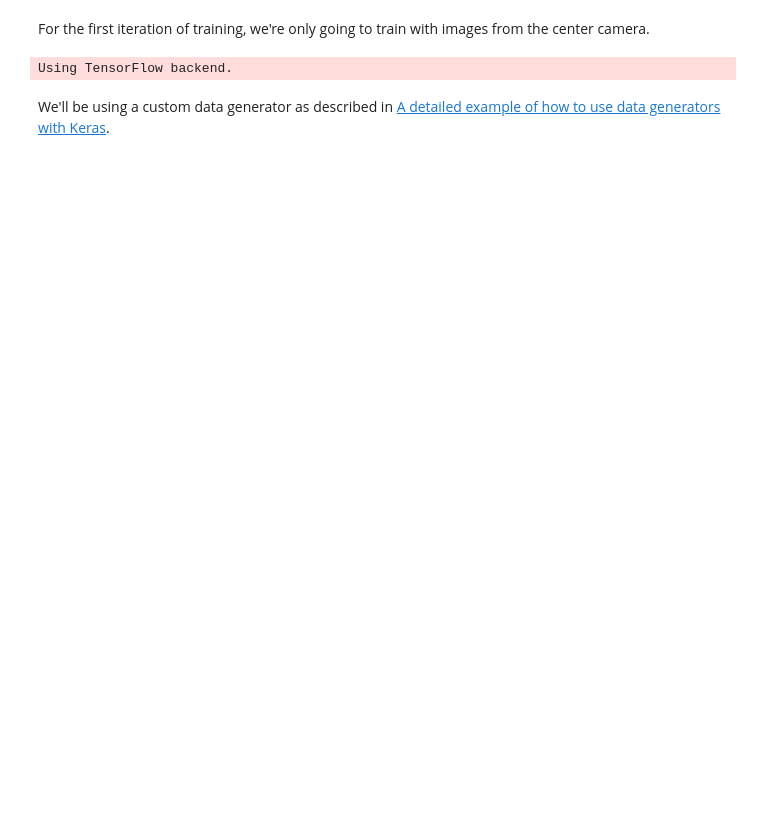
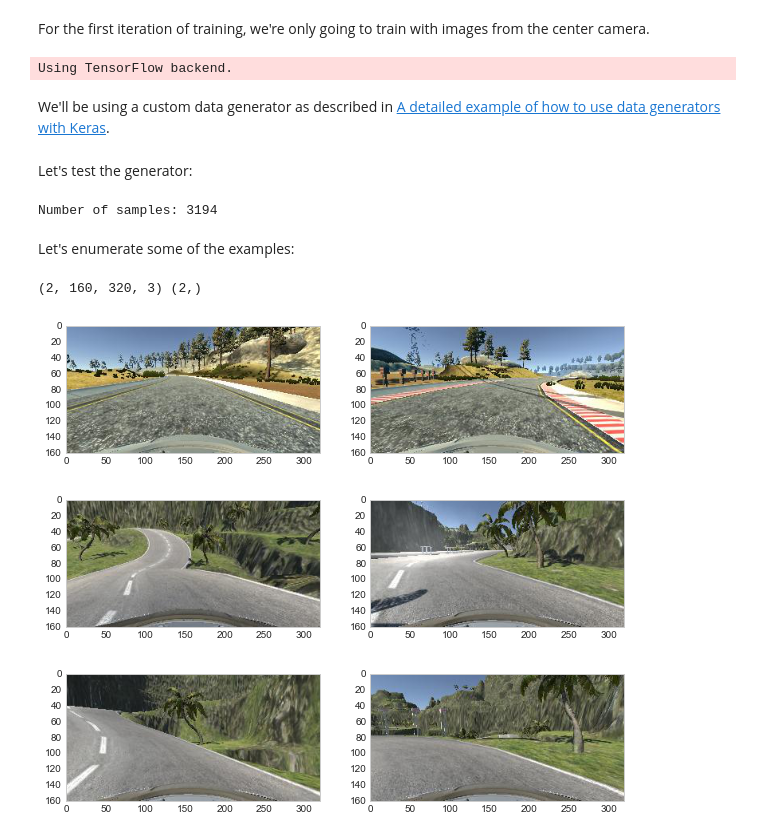
Before and after one commit to sunsided/CarND-Behavioral-Cloning-P3, a Jupyter notebook: training.ipynb, the cells around one changed output. Cells and saved outputs as stored; diff of their text form; code cells hidden in the pictures; blank space fills up the shorter version.

Commit message:
Add data generator

```diff
--- a/training.ipynb
+++ b/training.ipynb
@@ -212,0 +223,9 @@ len(dataset)
+# %%
+zero_speed_factor = 0.1
+zero_speed_count_train = int(zero_speed_factor * len(df_train_zero))
+zero_speed_count_valid = int(zero_speed_factor * len(df_valid_zero))
+zero_speed_count_test  = int(zero_speed_factor * len(df_test_zero))
+# %%
+df_train_zero = df_train_zero.sample(zero_speed_count_train, random_state=sample_seed)
+df_valid_zero = df_valid_zero.sample(zero_speed_count_valid, random_state=sample_seed)
+df_test_zero  = df_test_zero.sample(zero_speed_count_test, random_state=sample_seed)
@@ -212,0 +246,5 @@ len(dataset)
+# %%
+df_train = pd.concat([df_train_zero, df_train_nonzero])
+df_valid = pd.concat([df_valid_zero, df_valid_nonzero])
+df_test = pd.concat([df_test_zero, df_test_nonzero])
+len(df_train), len(df_valid), len(df_test)
@@ -273,0 +302,27 @@ class DataGenerator(keras.utils.Sequence):
+# %% [markdown]
+Let's test the generator:
+# %%
+test_generator = DataGenerator(df_train, batch_size=2)
+print('Number of samples:', len(test_generator))
+# %% [output]
+Number of samples: 3194
+# %% [markdown]
+Let's enumerate some of the examples:
+# %%
+i = 0
+for i, (X, y) in enumerate(test_generator):
+    if i == 0:
+        print(X.shape, y.shape)
+    f, axs = plt.subplots(nrows=1, ncols=2, figsize=(10, 5))
+    axs[0].imshow(X[0])
+    axs[1].imshow(X[1])
+    axs[0].grid(None)
+    axs[1].grid(None)
+    i += 1
+    if i == 3:
+        break
+# %% [output]
+(2, 160, 320, 3) (2,)
+[figure, added]
+[figure, added]
+[figure, added]
```
Also changed, not shown: parts of 17 cells of this notebook.
